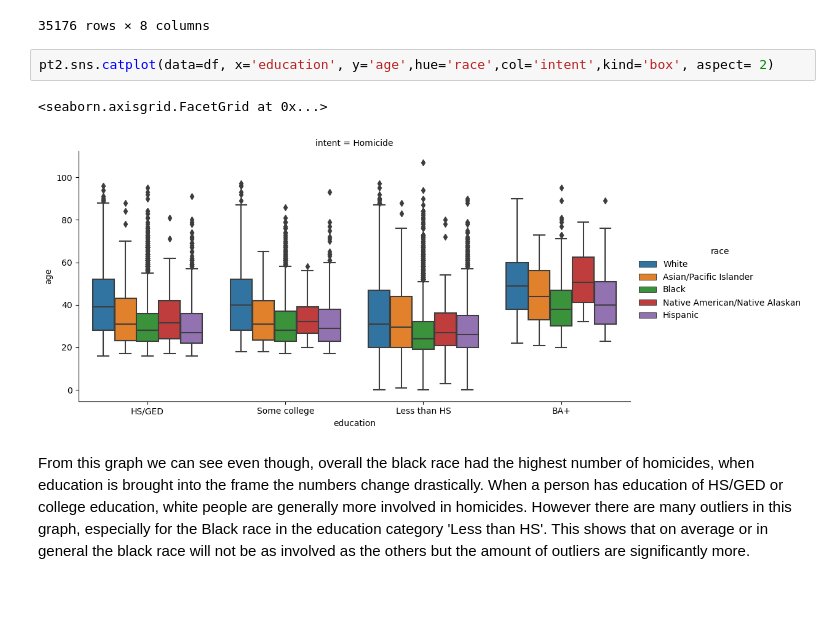
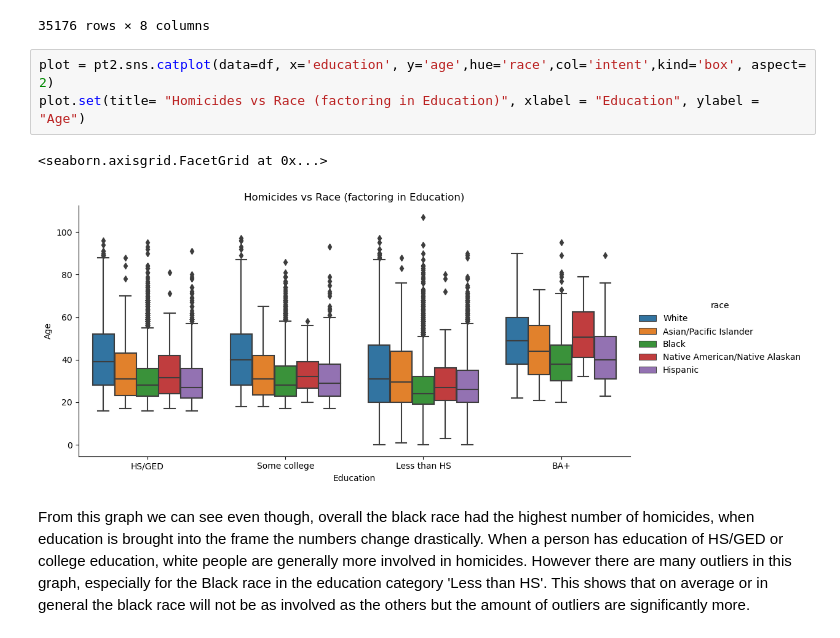
Before and after one commit to ubco-W2022T2-data301/project-group09, a Jupyter notebook: analysis/analysis2.ipynb, the cells around one changed output. Saved outputs shown, nothing was run; the diff lists cells and outputs as text; blank space fills up the shorter version.

```diff
--- a/analysis/analysis2.ipynb
+++ b/analysis/analysis2.ipynb
@@ -159,10 +183,11 @@ df
 | 35175 | 100797 | 2014 | 10 | Homicide | M | 43.0 | Black | HS/GED |
 35176 rows × 8 columns
 # %%
-pt2.sns.catplot(data=df, x='education', y='age',hue='race',col='intent',kind='box', aspect= 2)
+plot = pt2.sns.catplot(data=df, x='education', y='age',hue='race',col='intent',kind='box', aspect= 2)
+plot.set(title= "Homicides vs Race (factoring in Education)", xlabel = "Education", ylabel = "Age")
 # %% [output]
 <seaborn.axisgrid.FacetGrid at 0x...>
-[figure, old version]
+[figure, new version]
 # %% [markdown]
 From this graph we can see even though, overall the black race had the highest number of homicides, when education is brought into the frame the numbers change drastically. When a person has education of HS/GED or college education, white people are generally more involved in homicides. However there are many outliers in this graph, especially for the Black race in the education category 'Less than HS'. This shows that on average or in general the black race will not be as involved as the others but the amount of outliers are significantly more.
 # %%
```
Also changed, not shown: parts of 3 cells of this notebook.
